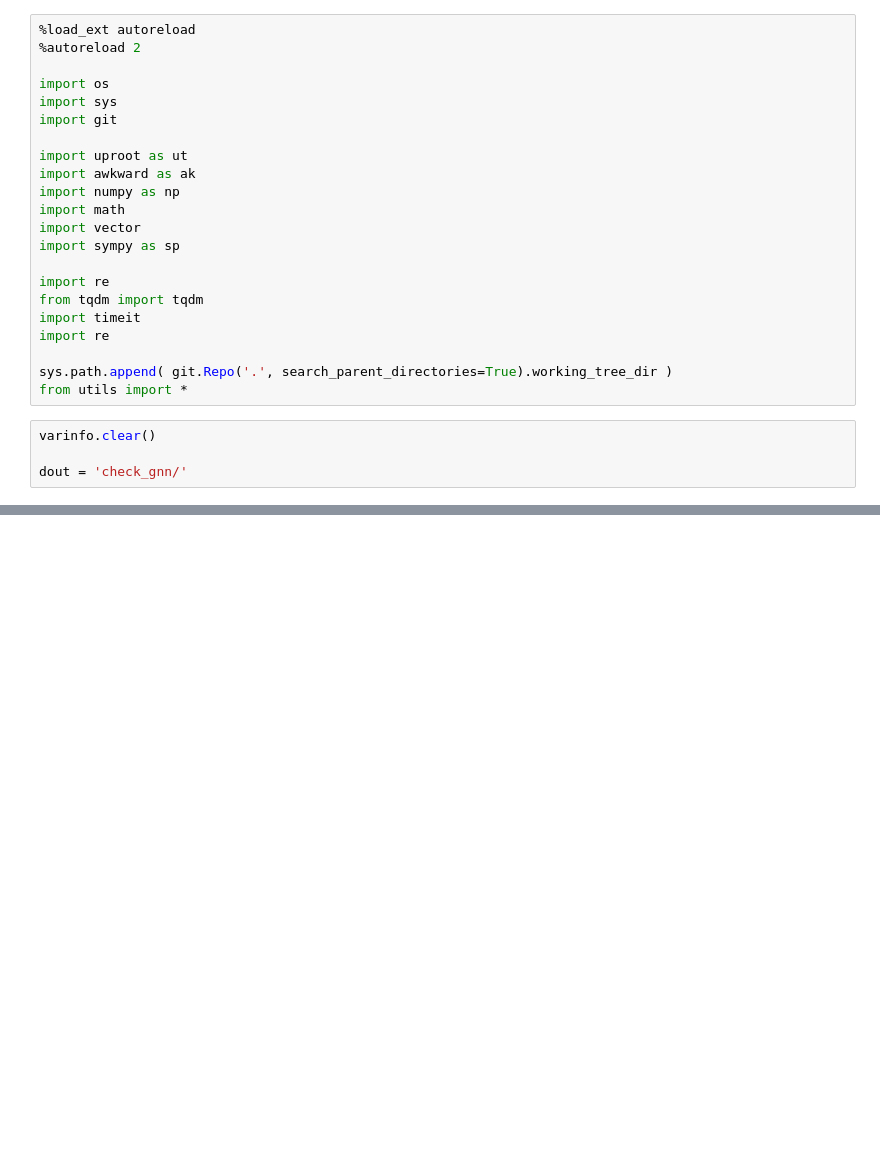
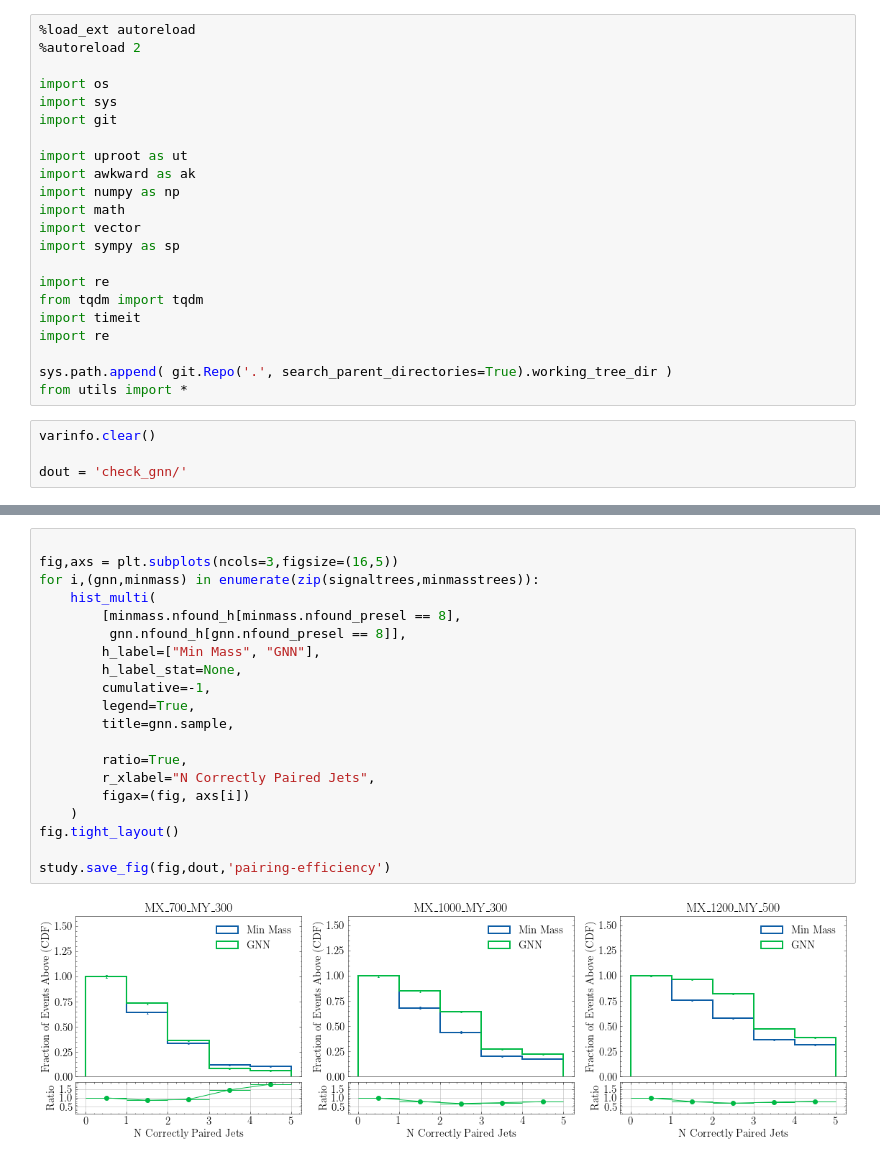
Before and after one commit to ekoenig4/analysis, a Jupyter notebook: jupyter/eightb/pairing_methods/check_gnn.ipynb, the cells around one changed output, grey strips where cells are left out. Cells and saved outputs as stored; diff of their text form; blank space fills up the shorter version.

```diff
--- a/jupyter/eightb/pairing_methods/check_gnn.ipynb
+++ b/jupyter/eightb/pairing_methods/check_gnn.ipynb
@@ -217,0 +94,22 @@ study.quick2d(
+# %%
+
+fig,axs = plt.subplots(ncols=3,figsize=(16,5))
+for i,(gnn,minmass) in enumerate(zip(signaltrees,minmasstrees)):
+    hist_multi(
+        [minmass.nfound_h[minmass.nfound_presel == 8],
+         gnn.nfound_h[gnn.nfound_presel == 8]],
+        h_label=["Min Mass", "GNN"],
+        h_label_stat=None,
+        cumulative=-1,
+        legend=True,
+        title=gnn.sample,
+
+        ratio=True,
+        r_xlabel="N Correctly Paired Jets",
+        figax=(fig, axs[i])
+    )
+fig.tight_layout()
+
+study.save_fig(fig,dout,'pairing-efficiency')
+# %% [output]
+[figure, added]
```
Also changed, not shown: parts of 69 cells of this notebook, 16 other files.
